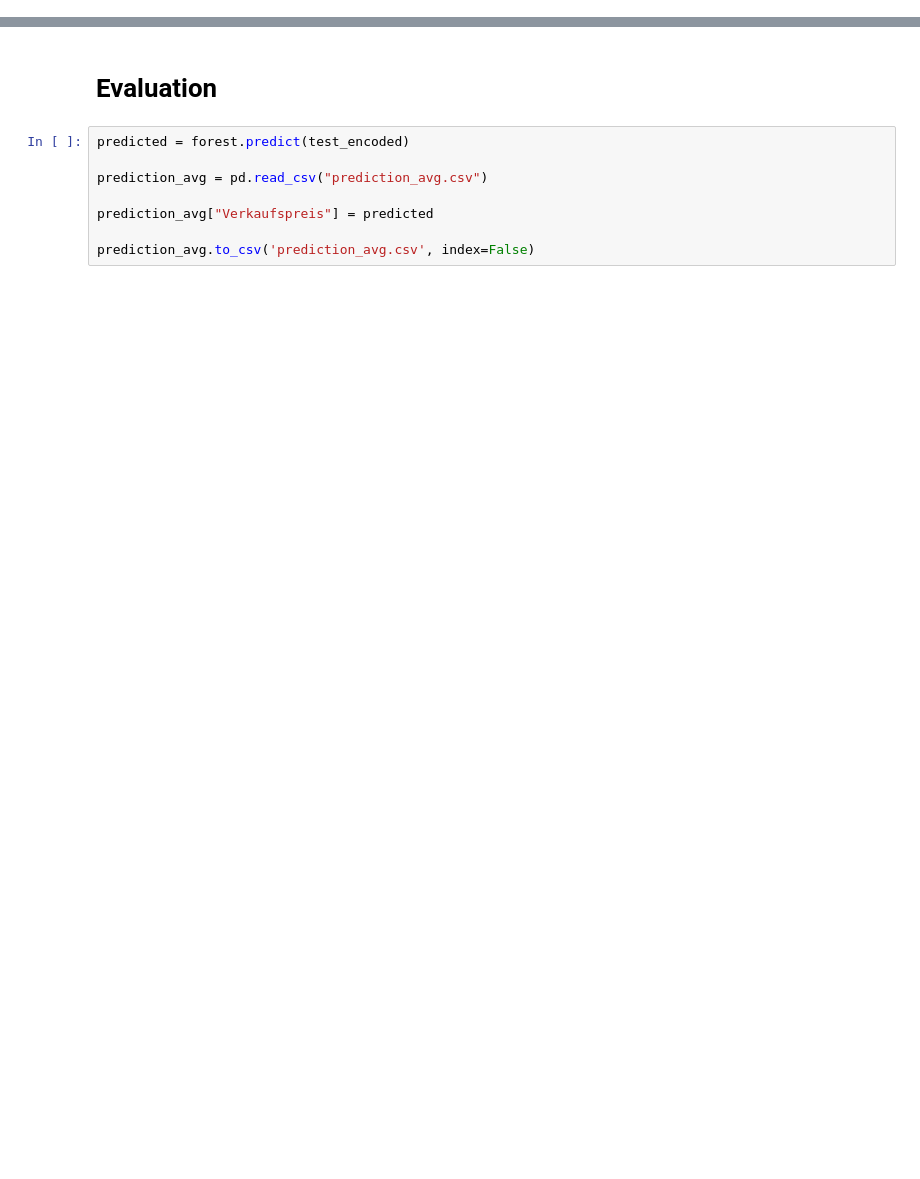
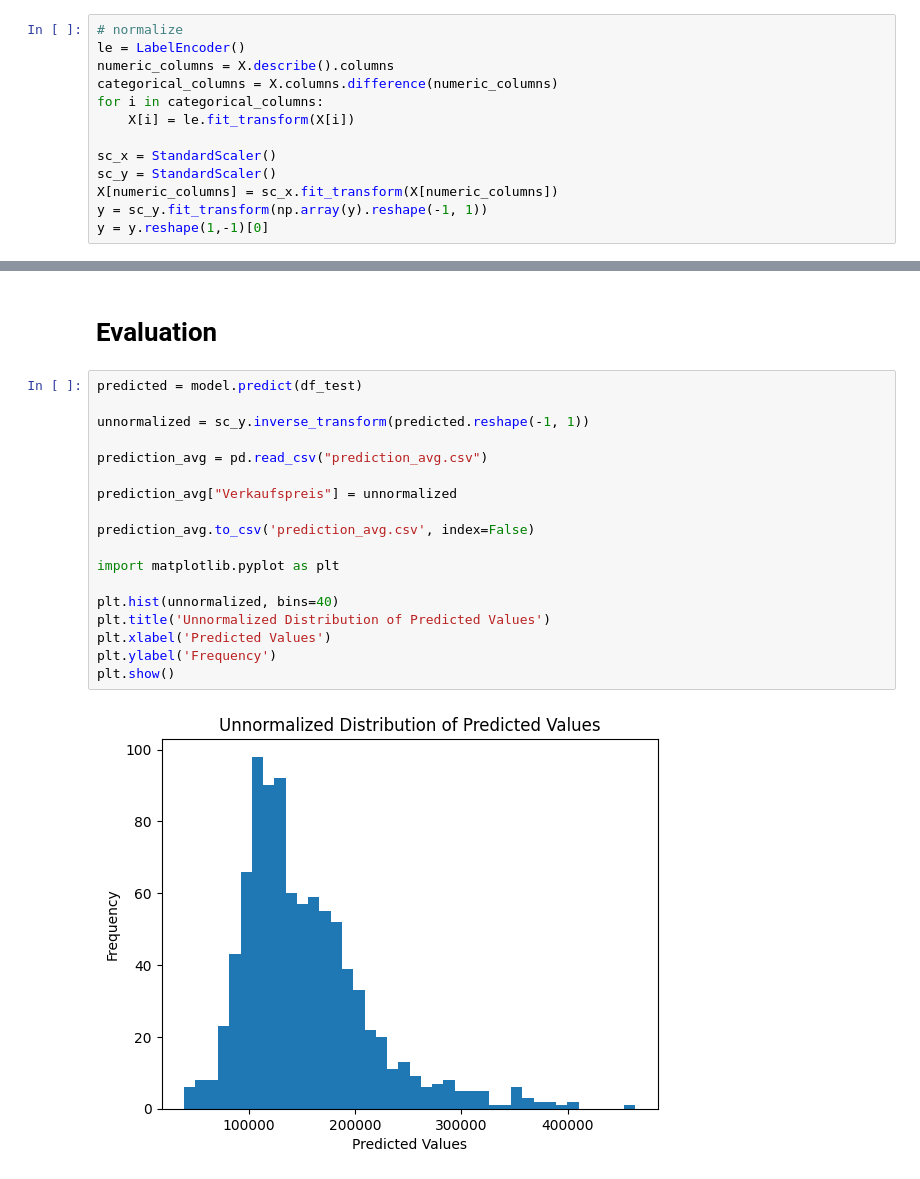
Before and after one commit to FlowBYRN/ml_hackathon, a Jupyter notebook: Hackathon_Abgabe/model.ipynb, the cells around one changed output, grey strips where cells are left out. Drawn from its saved outputs; the diff is of its cells as text; blank space fills up the shorter version.

```diff
--- a/Hackathon_Abgabe/model.ipynb
+++ b/Hackathon_Abgabe/model.ipynb
@@ -186,3 +183,16 @@ print(X_encoded.shape, y.shape)
+# %%
+# normalize
+le = LabelEncoder()
+numeric_columns = X.describe().columns
+categorical_columns = X.columns.difference(numeric_columns)
+for i in categorical_columns:
+    X[i] = le.fit_transform(X[i])
+
+sc_x = StandardScaler()
+sc_y = StandardScaler()
+X[numeric_columns] = sc_x.fit_transform(X[numeric_columns])
+y = sc_y.fit_transform(np.array(y).reshape(-1, 1))
+y = y.reshape(1,-1)[0]
 # %%
 from sklearn.model_selection import train_test_split
 
@@ -218,10 +280,22 @@ Mean Squared Error: 292273277.59365636
 # %% [markdown]
 # Evaluation
-# %%
-predicted = forest.predict(test_encoded)
-
-prediction_avg = pd.read_csv("prediction_avg.csv")
-
-prediction_avg["Verkaufspreis"] = predicted
-
-prediction_avg.to_csv('prediction_avg.csv', index=False)
+# %%
+predicted = model.predict(df_test)
+
+unnormalized = sc_y.inverse_transform(predicted.reshape(-1, 1))
+
+prediction_avg = pd.read_csv("prediction_avg.csv")
+
+prediction_avg["Verkaufspreis"] = unnormalized
+
+prediction_avg.to_csv('prediction_avg.csv', index=False)
+
+import matplotlib.pyplot as plt
+
+plt.hist(unnormalized, bins=40)
+plt.title('Unnormalized Distribution of Predicted Values')
+plt.xlabel('Predicted Values')
+plt.ylabel('Frequency')
+plt.show()
+# %% [output]
+[figure, added]
```
Also changed, not shown: parts of 8 cells of this notebook, 1 other file.
